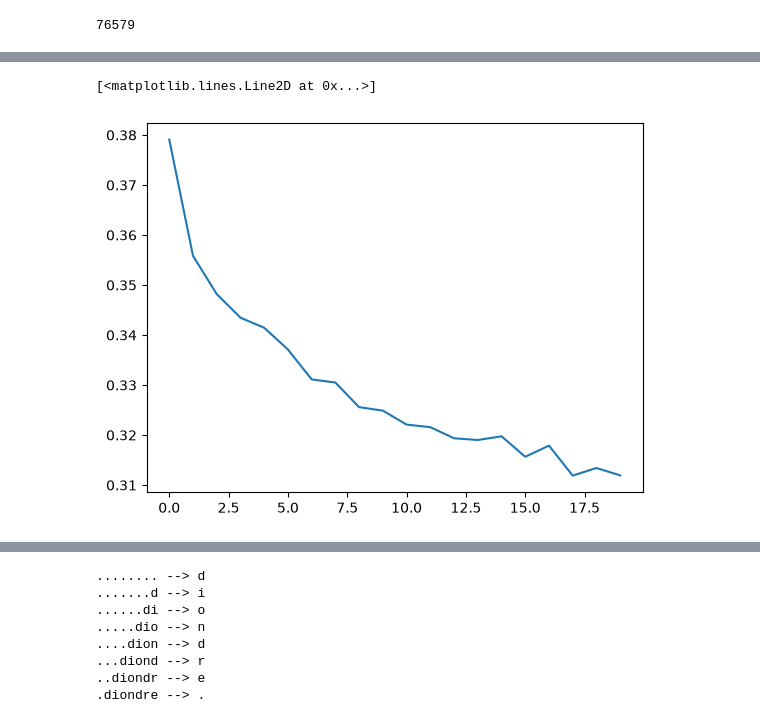
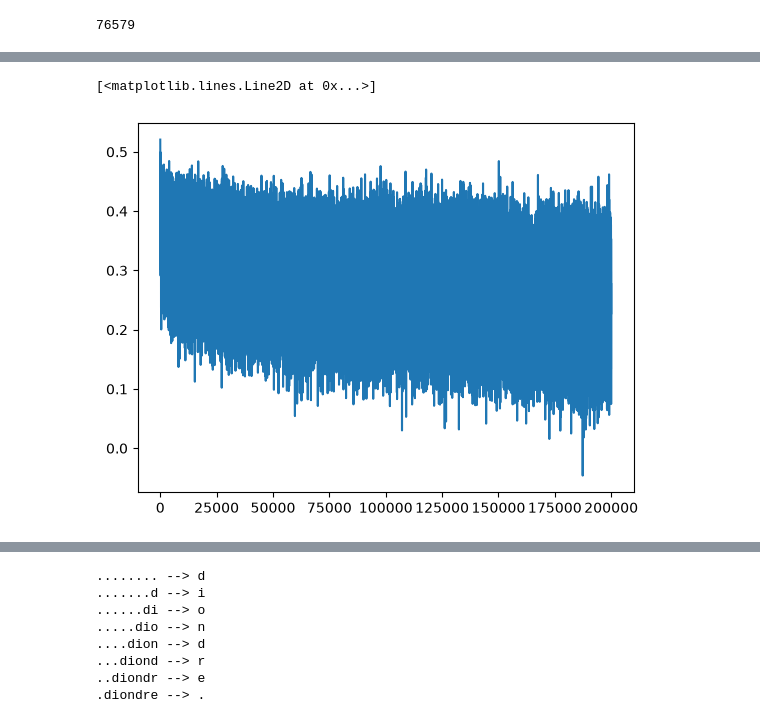
Before and after one commit to SWARITSHUKLA/wavenet, a Jupyter notebook: model.ipynb, the cells around one changed output, grey strips where cells are left out. Cells and saved outputs as stored; diff of their text form; code cells hidden in the pictures.

Commit message:
Improved the visualization of the loss graph

```diff
--- a/model.ipynb
+++ b/model.ipynb
@@ -247,7 +247,7 @@ for p in parameters:
 76579
 # %%
 # same optimization as last time
-max_steps = 20000
+max_steps = 200000
 batch_size = 32
 lossi = []
 
@@ -281,5 +299,5 @@ for i in range(max_steps):
-# %%
-plt.plot(torch.tensor(lossi).view(-1, 1000).mean(1))
-# %% [output]
-[<matplotlib.lines.Line2D at 0x...>]
-[figure, removed]
+# %%
+plt.plot(lossi)
+# %% [output]
+[<matplotlib.lines.Line2D at 0x...>]
+[figure, added]
```
Also changed, not shown: parts of 5 cells of this notebook, 1 other file.
